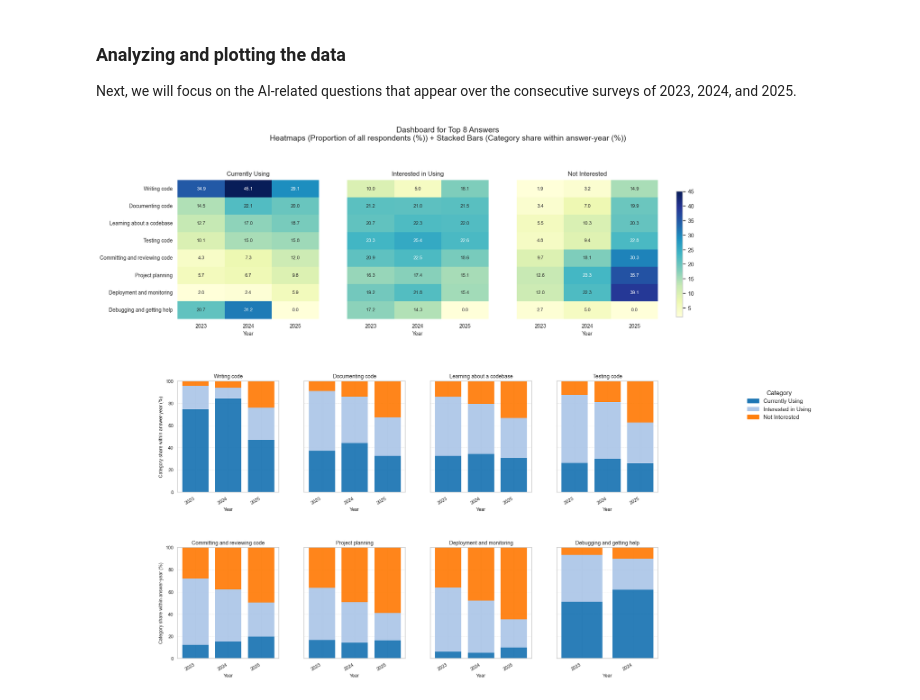
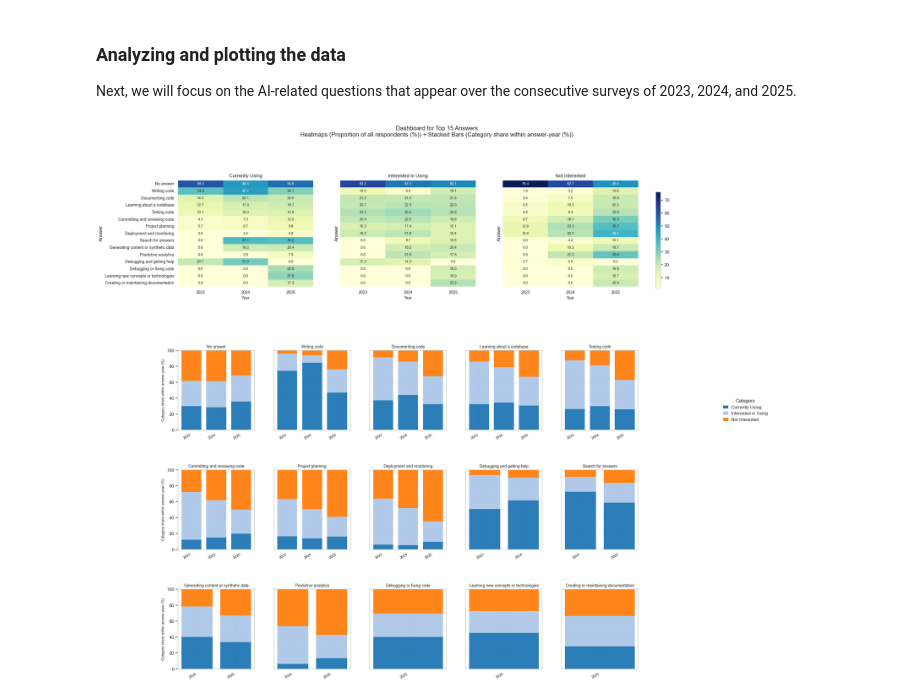
Before and after one commit to UUJI17D/StackoverflowSurvey_UpskillingProject, a Jupyter notebook: Project.ipynb, the cells around one changed output. Saved outputs shown, nothing was run; the diff lists cells and outputs as text; code cells hidden in the pictures.

Commit message:
analysis of 4 questions

```diff
--- a/Project.ipynb
+++ b/Project.ipynb
@@ -710,0 +806,8 @@ Column 'AITool' not found in this survey.
+# %%
+survey_dfs = replace_missing_all_columns(
+    survey_dfs,
+    na_label="No answer",
+    treat_blank_as_na=True,
+    as_category=True,
+    inplace=False
+)
@@ -1302,7 +1667,7 @@ def plot_combined_dashboard(
 Next, we will focus on the AI-related questions that appear over the consecutive surveys of 2023, 2024, and 2025.
 # %%
 # ------------------------------------------------------------
-# AITool Questions
+# AITool Questions - preparations
 # ------------------------------------------------------------
 
 # 1) Prepare inputs
@@ -1312,64 +1677,71 @@ survey_dict = {
     "2025": survey_dfs["survey_2025"],
 }
 
-columns_to_analyze = [
+columns_to_analyze_AITool = [
     "AIToolCurrently Using",
     "AIToolInterested in Using",
     "AIToolNot interested in Using",
 ]
 
-# Optional: map raw column names to pretty category labels.
+# Optional: map raw column names to category labels.
 # If omitted, the raw column names will appear in the plots.
-category_map = {
+category_map_AITool = {
     "AIToolCurrently Using": "Currently Using",
     "AIToolInterested in Using": "Interested in Using",
     "AIToolNot interested in Using": "Not Interested",
 }
 
 # 2) Combine surveys
-long_df = prepare_long_format(survey_dict, columns_to_analyze)
+long_df = prepare_long_format(survey_dict, columns_to_analyze_AITool)
 
 # 3) Build Answer × Year × Category counts (generic)
-trend_df, base_counts, categories = compute_trend_generic(
+trend_df_AITool, base_counts_AITool, categories_AITool = compute_trend_generic(
     long_df,
-    columns_to_analyze,
-    category_map=category_map,  # or None to use column names as categories
+    columns_to_analyze_AITool,
+    category_map=category_map_AITool,  # or None to use column names as categories
     answers=None,               # keep all answers; you could pass a list to restrict
     deduplicate_within_row=True
 )
 # %%
-# Example pipeline (assuming you already computed trend_df, base_counts, categories)
+# ------------------------------------------------------------
+# AITool Questions - plotting the results
+# ------------------------------------------------------------
+
 plot_combined_dashboard(
-    trend_df=trend_df,                 # long DF: ['Answer','Year','Category','Count']
-    base_counts=base_counts,           # per-year totals for normalization (relative='year')
-    categories=categories,             # list of category labels (3 in your case)
+    trend_df=trend_df_AITool,                 # long DF: ['Answer','Year','Category','Count']
+    base_counts=base_counts_AITool,           # per-year totals for normalization (relative='year')
+    categories=categories_AITool,             # list of category labels (3 in your case)
 
-    top_n=8,                           # how many answers to display
+    top_n=15,                           # how many answers to display
     ensure_top_n_per_year=True,        # union of per-year top-N answers
     strict_top_n=True,                 # cap final selection back to exactly top_n
 
     relative_heatmap="year",           # heatmap values as % of respondents per year
-    relative_bars="answer",            # bars are 100% stacks (share within each answer-year)
-    bar_cols=4,                        # 4 bar subplots per row (8 → 2 rows)
+    relative_bars="answer",            # 100% stacks (category share)
+    share_y=True,                      # all at 0–100
+    annotate_bar_totals=False,         # write raw N above each bar
+    show_bar_ylabel = False,            # show ylabel for each bar plot
+
+    bar_cols=5,                        # 4 bar subplots per row (8 → 2 rows)
 
     top_row_height=5.0,                # height (in) of the heatmaps row
     bar_row_height=5.0,                # height (in) per row of bar charts
     heatmap_width_per_cat=4.5,         # width (in) per heatmap column
     bar_width_per_col=4.0,             # width (in) per bar subplot
 
     font_scale=1.0,                    # global font scaling
     rotate_bar_xticks=30,              # rotate bar x-axis tick labels (deg)
 
     # Spacing tuned for your layout
     heatmap_wspace=0.2,                # horizontal gap between heatmaps
     bar_wspace=0.25,                   # horizontal gap between bar subplots
     bar_hspace=0.5,                    # vertical gap between bar rows
     gridspec_hspace=0.3,               # vertical gap between heatmaps block and bars block
     legend_right_pad=0.15,             # fraction of figure width reserved for right-side legend
 
     # Annotation and ticks
     annot_fontsize=9,                  # font size for heatmap cell annotations
     show_all_heatmap_y=False           # show y-ticks only on leftmost heatmap (saves space)
 )
 # %% [output]
-[figure, old version]
+[figure, new version]
```
Also changed, not shown: parts of 59 cells of this notebook.
